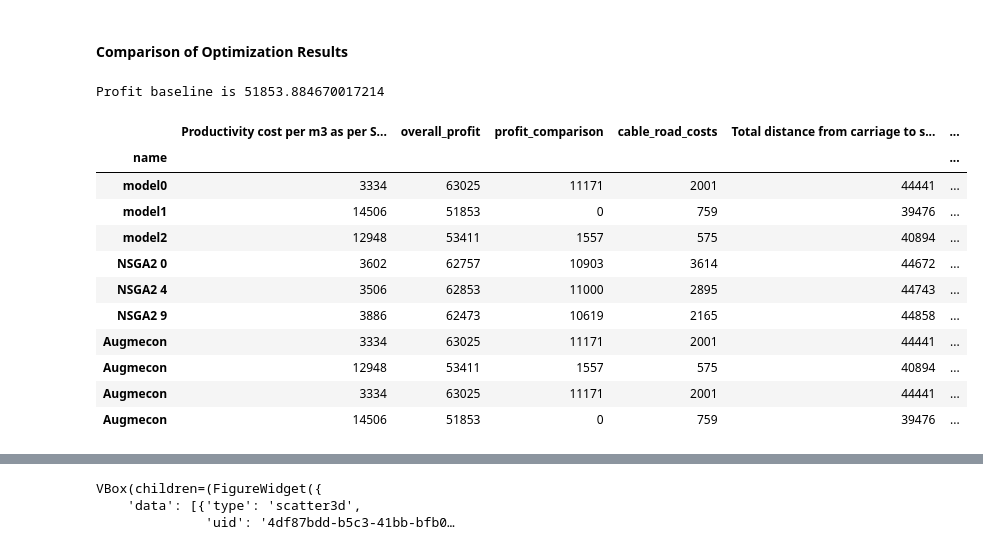
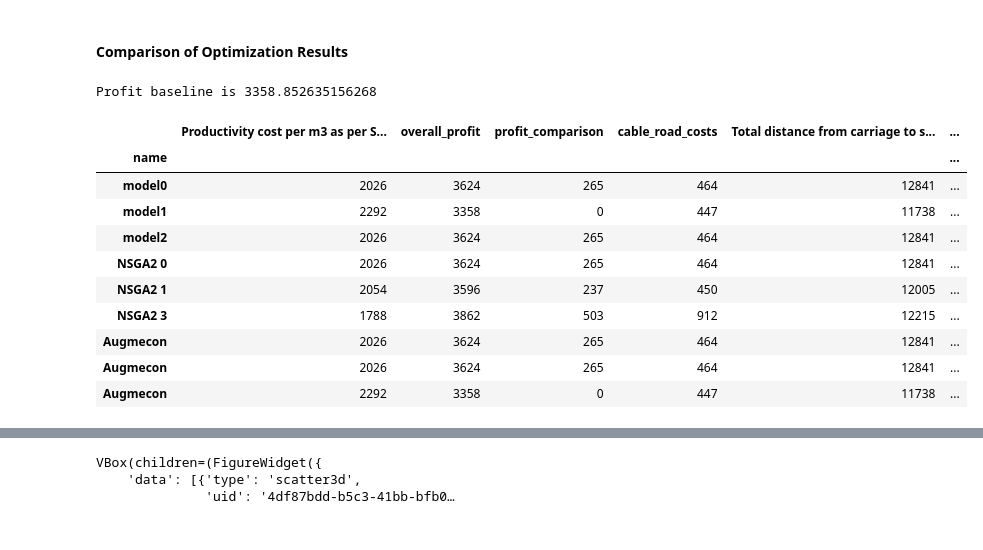
Before and after one commit to werzum/multi_objective_layout_optimization, a Jupyter notebook: 01_Notebooks/optimization.ipynb, the cells around one changed output, grey strips where cells are left out. Drawn from its saved outputs; the diff is of its cells as text; code cells hidden in the pictures.

Commit message:
Rework towards ergonomics objective, need more testing for better weighting

```diff
--- a/01_Notebooks/optimization.ipynb
+++ b/01_Notebooks/optimization.ipynb
@@ -58,7 +59,7 @@ lscp_model_list = []
 for i in range(0, 3):
     print(f"Starting with objective {i}")
     # set up the model with firs the monetary objective (0), then sideways slope (1) and steep segments (2) as single objective
-    lscp_optimization = classes.optimization_model(
+    lscp_optimization = classes.optimization_object(
         "Single Objective",
         line_gdf,
         harvesteable_trees_gdf,
@@ -75,4 +76,6 @@ for i in range(0, 3):
 Starting with objective 0
 Starting with objective 1
 Starting with objective 2
+# %%
+optimization_result_list = []
 # %%
@@ -125,7 +114,7 @@ nsga_problem = moo_optimization_functions.SupportLinesProblem(
     sideway_lines,
     ergonomic_penalty_lateral_distances,
 )
-termination = get_termination("n_gen", 20)
+termination = get_termination("n_gen", 10)
 
 reload(optimization_functions)
 
@@ -439,46 +370,45 @@ pd.options.plotting.backend = "hvplot"
 results_df = plotting_2d.model_results_comparison(
     optimization_result_list,
     line_gdf,
     sample_model.aij,
     distance_carriage_support,
     sample_model.productivity_cost,
     tree_volumes_list,
     sample_model.sideways_slope_deviations_per_cable_road,
-    sample_model.steep_downhill_segments,
+    sample_model.ergonomic_penalty_lateral_distances,
 )
 
 results_df[results_df.columns[:6]] = results_df[results_df.columns[:6]].astype(int)
 results_df[results_df.columns[7:]] = results_df[results_df.columns[7:]].astype(int)
 results_df = results_df.reindex(
     columns=[
         "name",
         "Productivity cost per m3 as per Stampfer",
         "overall_profit",
         "profit_comparison",
         "cable_road_costs",
         "Total distance from carriage to support",
         "Total distance of trees to cable roads",
         "sideways_slope_deviations",
-        "steep_downhill_segments",
+        "bad_ergonomics_distance",
     ]
 )
 results_df.set_index("name", inplace=True)
 display(results_df)
 results_df.plot()
 # %% [output]
-Profit baseline is 51853.884670017214
+Profit baseline is 3358.852635156268
 |  | Productivity cost per m3 as per S... | overall_profit | profit_comparison | cable_road_costs | Total distance from carriage to s... | ... |
 | name |  |  |  |  |  | ... |
-| model0 | 3334 | 63025 | 11171 | 2001 | 44441 | ... |
-| model1 | 14506 | 51853 | 0 | 759 | 39476 | ... |
-| model2 | 12948 | 53411 | 1557 | 575 | 40894 | ... |
-| NSGA2 0 | 3602 | 62757 | 10903 | 3614 | 44672 | ... |
-| NSGA2 4 | 3506 | 62853 | 11000 | 2895 | 44743 | ... |
-| NSGA2 9 | 3886 | 62473 | 10619 | 2165 | 44858 | ... |
-| Augmecon | 3334 | 63025 | 11171 | 2001 | 44441 | ... |
-| Augmecon | 12948 | 53411 | 1557 | 575 | 40894 | ... |
-| Augmecon | 3334 | 63025 | 11171 | 2001 | 44441 | ... |
-| Augmecon | 14506 | 51853 | 0 | 759 | 39476 | ... |
+| model0 | 2026 | 3624 | 265 | 464 | 12841 | ... |
+| model1 | 2292 | 3358 | 0 | 447 | 11738 | ... |
+| model2 | 2026 | 3624 | 265 | 464 | 12841 | ... |
+| NSGA2 0 | 2026 | 3624 | 265 | 464 | 12841 | ... |
+| NSGA2 1 | 2054 | 3596 | 237 | 450 | 12005 | ... |
+| NSGA2 3 | 1788 | 3862 | 503 | 912 | 12215 | ... |
+| Augmecon | 2026 | 3624 | 265 | 464 | 12841 | ... |
+| Augmecon | 2026 | 3624 | 265 | 464 | 12841 | ... |
+| Augmecon | 2292 | 3358 | 0 | 447 | 11738 | ... |
 [interactive output not drawn]
 [interactive output not drawn]
 [interactive output not drawn]
```
Also changed, not shown: parts of 8 cells of this notebook, 5 other files.
